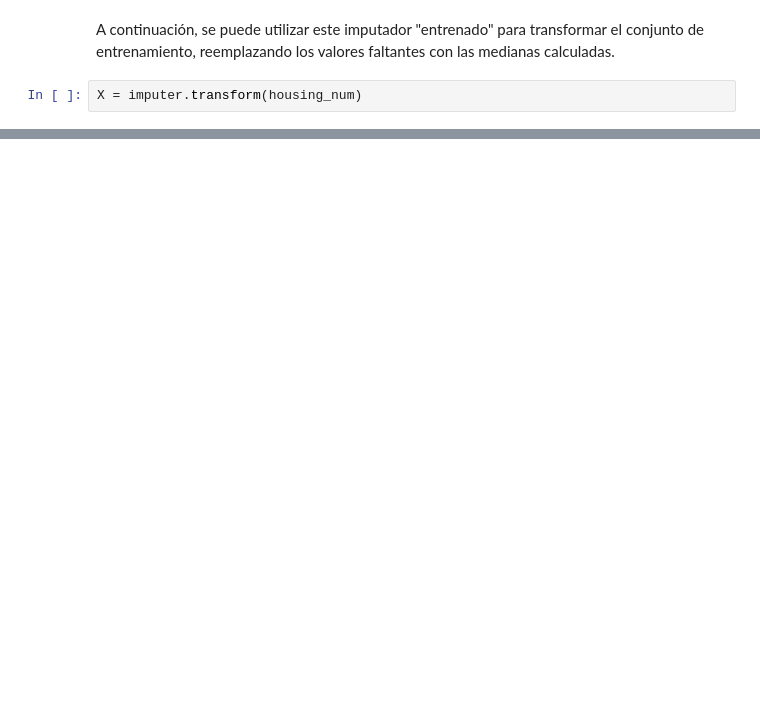
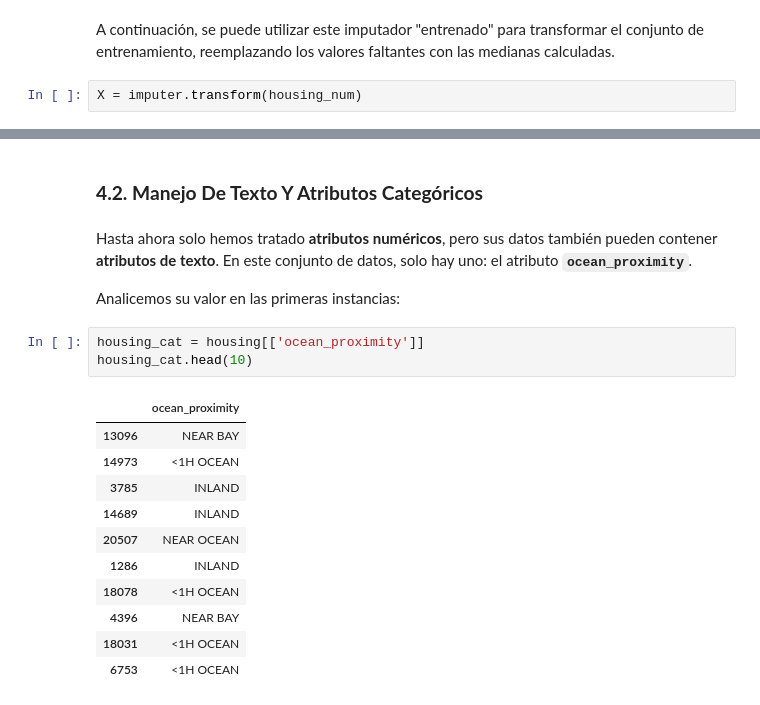
Before and after one commit to halxhernandez/Proyectos-De-Aprendizaje-Automatico, a Jupyter notebook: Modelo_De_Precios_De_Vivienda_En_California.ipynb, the cells around one changed output, grey strips where cells are left out. Drawn from its saved outputs; the diff is of its cells as text; blank space fills up the shorter version.

Commit message:
Agregar manejo de atributos categóricos y escalado, transformación de características

```diff
--- a/Modelo_De_Precios_De_Vivienda_En_California.ipynb
+++ b/Modelo_De_Precios_De_Vivienda_En_California.ipynb
@@ -664,0 +686,21 @@ X = imputer.transform(housing_num)
+# %% [markdown]
+### **4.2. Manejo De Texto Y Atributos Categóricos**
+# %% [markdown]
+Hasta ahora solo hemos tratado **atributos numéricos**, pero sus datos también pueden contener **atributos de texto**. En este conjunto de datos, solo hay uno: el atributo **`ocean_proximity`**.
+
+Analicemos su valor en las primeras instancias:
+# %%
+housing_cat = housing[['ocean_proximity']]
+housing_cat.head(10)
+# %% [output]
+|  | ocean_proximity |
+| 13096 | NEAR BAY |
+| 14973 | <1H OCEAN |
+| 3785 | INLAND |
+| 14689 | INLAND |
+| 20507 | NEAR OCEAN |
+| 1286 | INLAND |
+| 18078 | <1H OCEAN |
+| 4396 | NEAR BAY |
+| 18031 | <1H OCEAN |
+| 6753 | <1H OCEAN |
```
Also changed, not shown: parts of 41 cells of this notebook.
